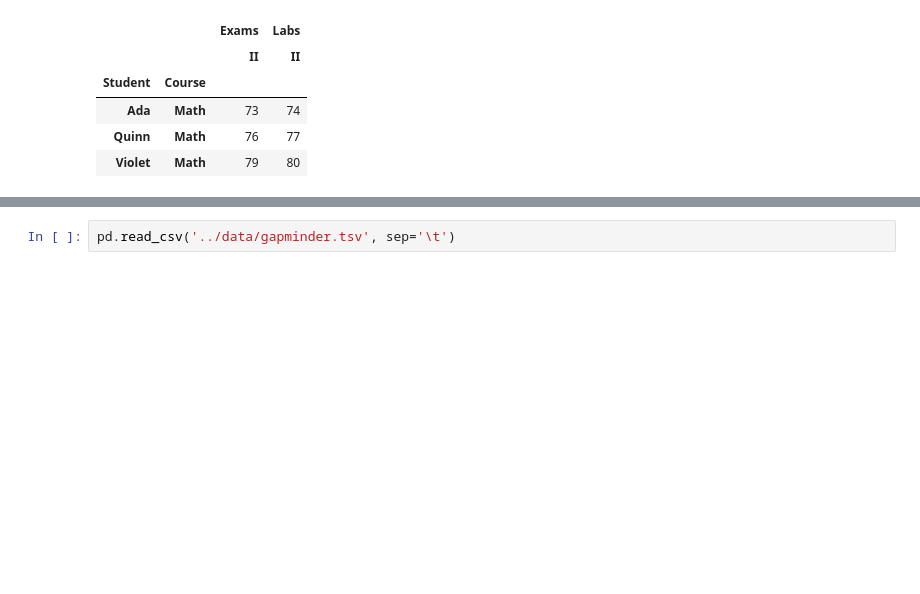
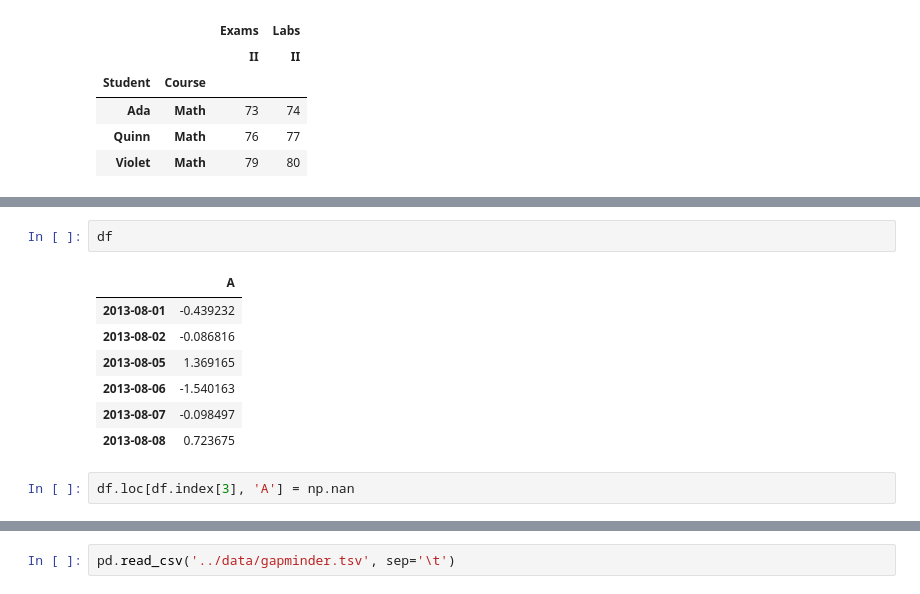
Before and after one commit to ChrisHSKim/python_for_everyone, a Jupyter notebook: notebooks/python with pandas.ipynb, the cells around one changed output, grey strips where cells are left out. Saved outputs shown, nothing was run; the diff lists cells and outputs as text; blank space fills up the shorter version.

```diff
--- a/notebooks/python with pandas.ipynb
+++ b/notebooks/python with pandas.ipynb
@@ -417,0 +441,12 @@ df.loc[(All, 'Math'), (All, 'II')]
+# %%
+df
+# %% [output]
+|  | A |
+| 2013-08-01 | -0.439232 |
+| 2013-08-02 | -0.086816 |
+| 2013-08-05 | 1.369165 |
+| 2013-08-06 | -1.540163 |
+| 2013-08-07 | -0.098497 |
+| 2013-08-08 | 0.723675 |
+# %%
+df.loc[df.index[3], 'A'] = np.nan
```
Also changed, not shown: parts of 8 cells of this notebook.
